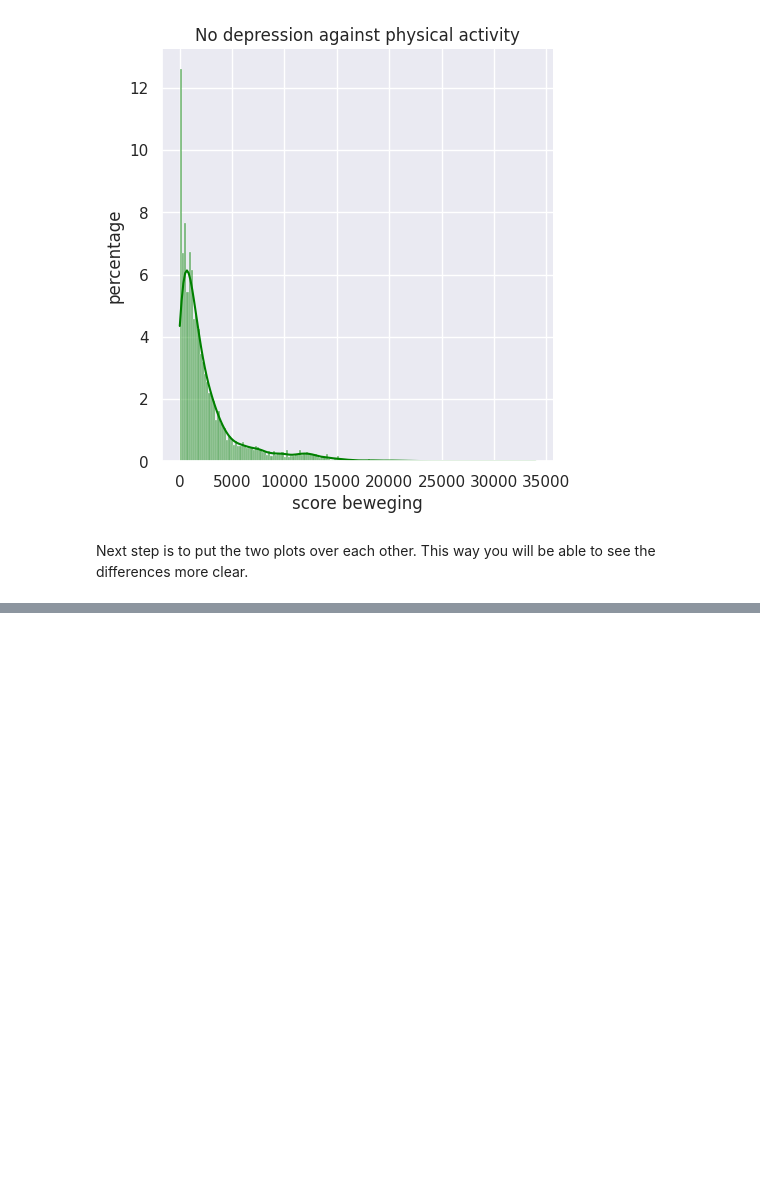
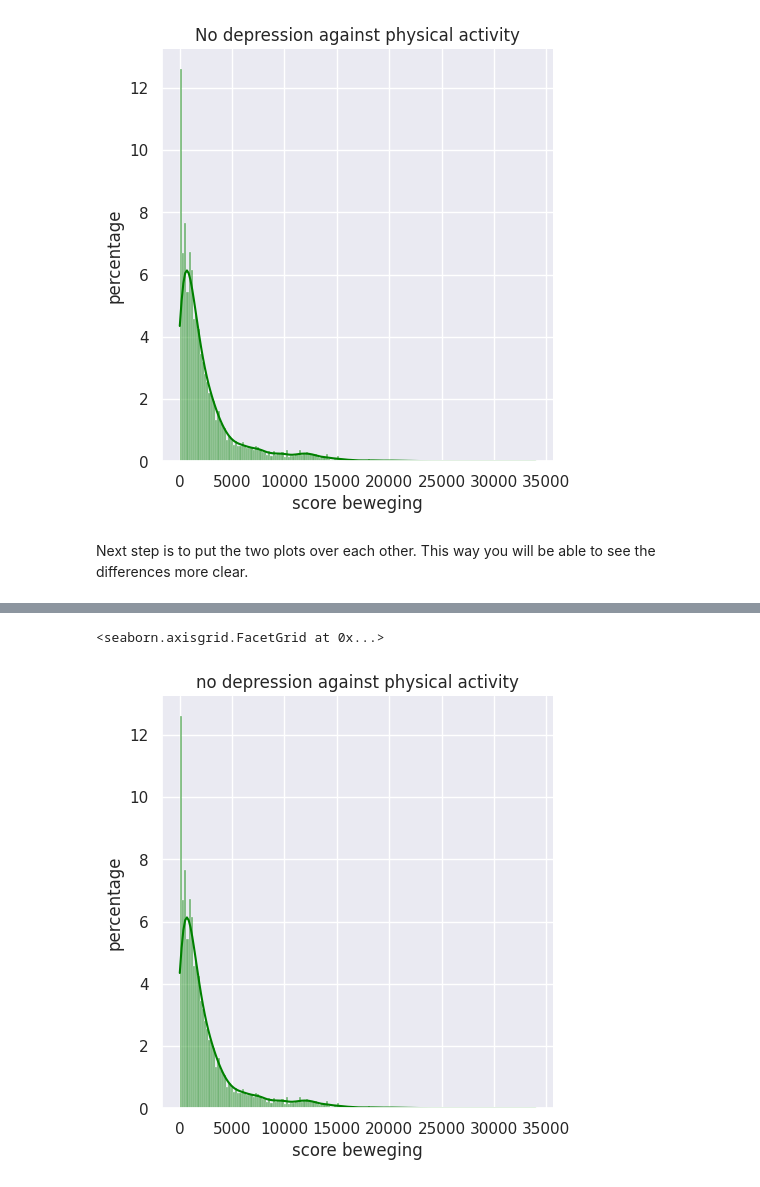
Before and after one commit to irisineke/Lifelines, a Jupyter notebook: logboek.ipynb, the cells around one changed output, grey strips where cells are left out. Saved outputs shown, nothing was run; the diff lists cells and outputs as text; code cells hidden in the pictures; blank space fills up the shorter version.

```diff
--- a/logboek.ipynb
+++ b/logboek.ipynb
@@ -14,9 +16,10 @@ def read_config(config_file):
     config.read(config_file)
     return config
 
+
 config = read_config("config.ini")
 #mulecules_file = config['FILES']['molecules']
-dataframe = config['FILES']['data']
+data_path = config['FILES']['data']
 # %% [markdown]
 ### 20 november
 Download and read data. Clear data (also contains metadata with notebook).
@@ -32,6 +35,6 @@ Nog verder over nadenken de komende dagen.
 Voor nu eerst data inladen.
 # %%
 # load the data
-data = pd.read_csv(dataframe, header = 0)
+data = pd.read_csv(data_path, header = 0)
 data.head()
 # %% [output]
@@ -333,0 +355,3 @@ depression_grouped_data = data.groupby(by="DEPRESSION_T1")
+# %%
+no_depression_grouped_data = data[data["DEPRESSION_T1"]==0]
+no_depression_grouped_data.head()
@@ -333,0 +366,14 @@ depression_grouped_data = data.groupby(by="DEPRESSION_T1")
+# %%
+# depression against fysical_activity:
+sns.set_theme(style="darkgrid")
+
+
+# making the plot
+plot_physical_activity_1 = sns.displot(
+    depression_grouped_data, x="SCOR_VAL",
+    stat="percent", kde=True)
+
+
+
+# add labels to the axis and title to the plot
+plot_physical_activity_1.set(xlabel ="score beweging", ylabel = "percentage", title="Depression against physical activity")
@@ -333,0 +383,16 @@ depression_grouped_data = data.groupby(by="DEPRESSION_T1")
+# %%
+# no depression against fysical_activity:
+sns.set_theme(style="darkgrid")
+
+# making the plot
+plot_physical_activity_0 = sns.displot(
+    no_depression_grouped_data, x="SCOR_VAL",
+    stat="percent", kde=True, color="green")
+
+
+
+# add labels to the axis and title to the plot
+plot_physical_activity_0.set(xlabel ="score beweging", ylabel = "percentage", title="no depression against physical activity")
+# %% [output]
+<seaborn.axisgrid.FacetGrid at 0x...>
+[figure, added]
```
Also changed, not shown: parts of 15 cells of this notebook, 1 other file.
